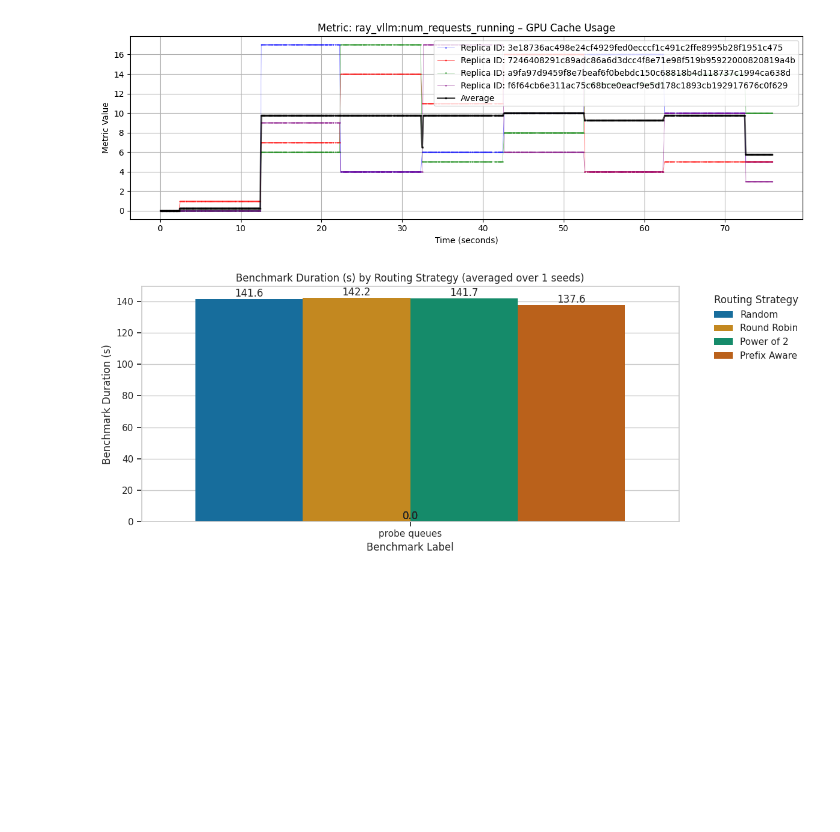
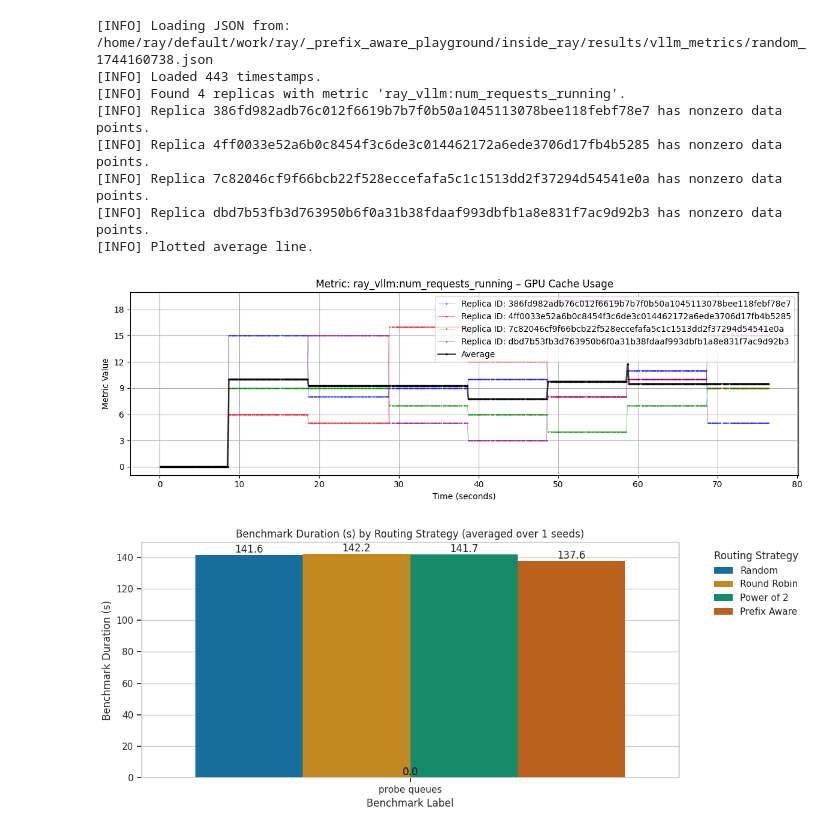
Before and after one commit to jujipotle/ray, a Jupyter notebook: _prefix_aware_playground/shared/visualize_routing_strategies.ipynb, the cells around one changed output. Saved outputs shown, nothing was run; the diff lists cells and outputs as text; code cells hidden in the pictures; blank space fills up the shorter version.

```diff
--- a/_prefix_aware_playground/shared/visualize_routing_strategies.ipynb
+++ b/_prefix_aware_playground/shared/visualize_routing_strategies.ipynb
@@ -73,12 +95,20 @@ def plot_gauge_or_counter(json_file_path, metric_name, title=None):
     plt.show()
 # %%
 plot_gauge_or_counter(
-    json_file_path="/home/ray/default/work/ray/_prefix_aware_playground/inside_ray/results/vllm_metrics/random_1744152070.json",
+    json_file_path="/home/ray/default/work/ray/_prefix_aware_playground/inside_ray/results/vllm_metrics/random_1744160738.json",
     metric_name="ray_vllm:num_requests_running",
     title="GPU Cache Usage"
 )
 # %% [output]
+[INFO] Loading JSON from: /home/ray/default/work/ray/_prefix_aware_playground/inside_ray/results/vllm_metrics/random_1744160738.json
+[INFO] Loaded 443 timestamps.
+[INFO] Found 4 replicas with metric 'ray_vllm:num_requests_running'.
+[INFO] Replica 386fd982adb76c012f6619b7b7f0b50a1045113078bee118febf78e7 has nonzero data points.
+[INFO] Replica 4ff0033e52a6b0c8454f3c6de3c014462172a6ede3706d17fb4b5285 has nonzero data points.
+[INFO] Replica 7c82046cf9f66bcb22f528eccefafa5c1c1513dd2f37294d54541e0a has nonzero data points.
+[INFO] Replica dbd7b53fb3d763950b6f0a31b38fdaaf993dbfb1a8e831f7ac9d92b3 has nonzero data points.
+[INFO] Plotted average line.
-[figure, old version]
+[figure, new version]
 # %%
 import pandas as pd
 import matplotlib.pyplot as plt
```
Also changed, not shown: parts of 1 cell of this notebook, 9 other files.
